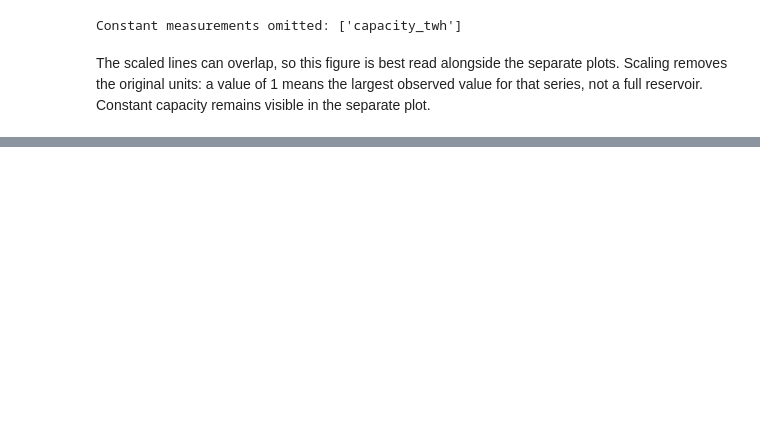
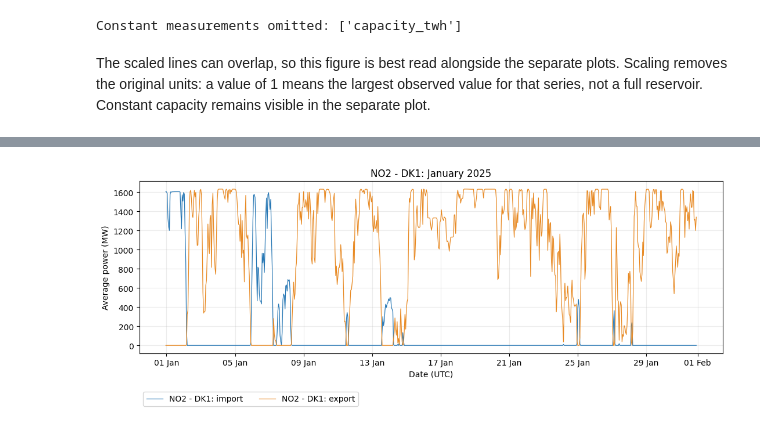
Before and after one commit to Sipan2/IND320-Sipan2, a Jupyter notebook: notebooks/part2.ipynb, the cells around one changed output, grey strips where cells are left out. Drawn from its saved outputs; the diff is of its cells as text; code cells hidden in the pictures; blank space fills up the shorter version.

```diff
--- a/notebooks/part2.ipynb
+++ b/notebooks/part2.ipynb
@@ -233,0 +302,22 @@ Write this section after completing the work so it describes what actually happe
+# %%
+import matplotlib.dates as mdates
+from datetime import timezone
+
+# Select January in Norwegian time; show UTC explicitly on the horizontal axis.
+month_start = pd.Timestamp("2025-01-01", tz="Europe/Oslo").tz_convert("UTC")
+month_end = pd.Timestamp("2025-02-01", tz="Europe/Oslo").tz_convert("UTC")
+hours = pd.date_range(month_start, month_end, freq="h", inclusive="left")
+fig, ax = plt.subplots(figsize=(11, 4.5))
+for direction, colour in [("import", "#2878b5"), ("export", "#e88a24")]:
+    series = annual.loc[annual["direction"].eq(direction)].set_index("start_utc")["power_mw"]
+    # Reindexing leaves NaN gaps where no hourly observation was published.
+    series = series.reindex(hours)
+    ax.plot(hours, series, label=f"{connection}: {direction}", color=colour, linewidth=0.9)
+ax.set(title="NO2 - DK1: January 2025", xlabel="Date (UTC)", ylabel="Average power (MW)")
+ax.xaxis.set_major_formatter(mdates.DateFormatter("%d %b", tz=timezone.utc))
+ax.legend(loc="upper left", bbox_to_anchor=(0, -0.2), ncol=2)
+ax.grid(alpha=0.25)
+fig.tight_layout()
+plt.show()
+# %% [output]
+[figure, added]
```
Also changed, not shown: parts of 20 cells of this notebook, 9 other files.
